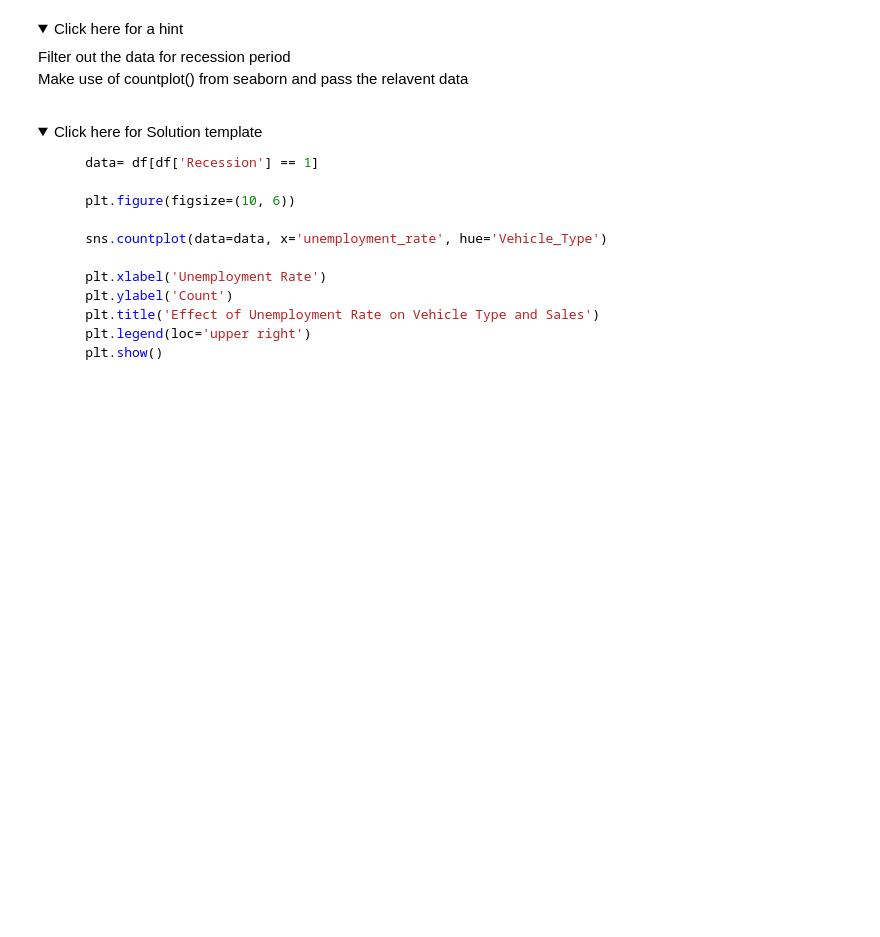
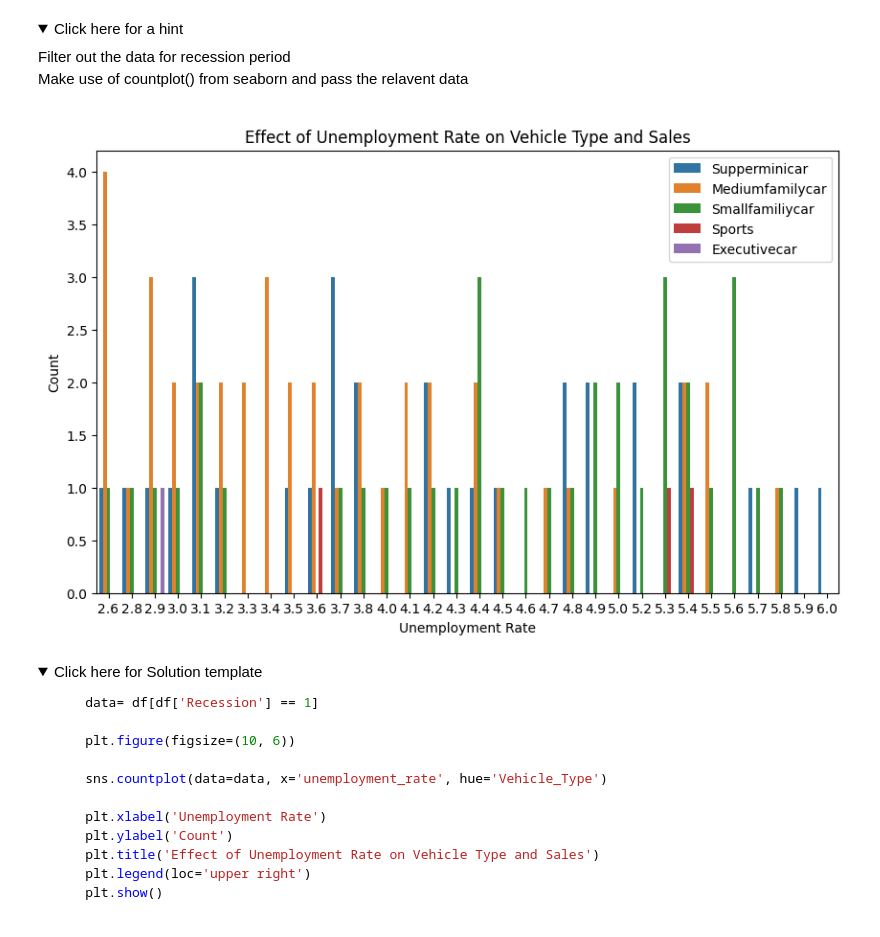
Before and after one commit to mlubbad/analyzing_the_impact_of_recession_on_automobile_Sales, a Jupyter notebook: main.jupyterlite.ipynb, the cells around one changed output. Saved outputs shown, nothing was run; the diff lists cells and outputs as text; code cells hidden in the pictures; folded sections open; blank space fills up the shorter version.

```diff
--- a/main.jupyterlite.ipynb
+++ b/main.jupyterlite.ipynb
@@ -787,6 +833,28 @@ Save this plot as "Pie_2.png"</span><br>
     Filter out the data for recession period<br>
      Make use of countplot() from seaborn and pass the relavent data</p>
 </details>
+# %%
+
+# Filter out the data for recession period
+data= df[df['Recession'] == 1]
+
+# Create the countplot
+plt.figure(figsize=(10, 6))
+sns.countplot(data=data, x='unemployment_rate', hue='Vehicle_Type')
+
+# Set plot labels and title
+plt.xlabel('Unemployment Rate')
+plt.ylabel('Count')
+plt.title('Effect of Unemployment Rate on Vehicle Type and Sales')
+plt.legend(loc='upper right')
+
+# Save the plot
+plt.savefig("count_plot.png", dpi=300, bbox_inches='tight')
+
+# Display the plot
+plt.show()
+# %% [output]
+[figure, added]
 # %% [markdown]
 <details>
     <summary>Click here for Solution template</summary>
```
Also changed, not shown: parts of 7 cells of this notebook.
